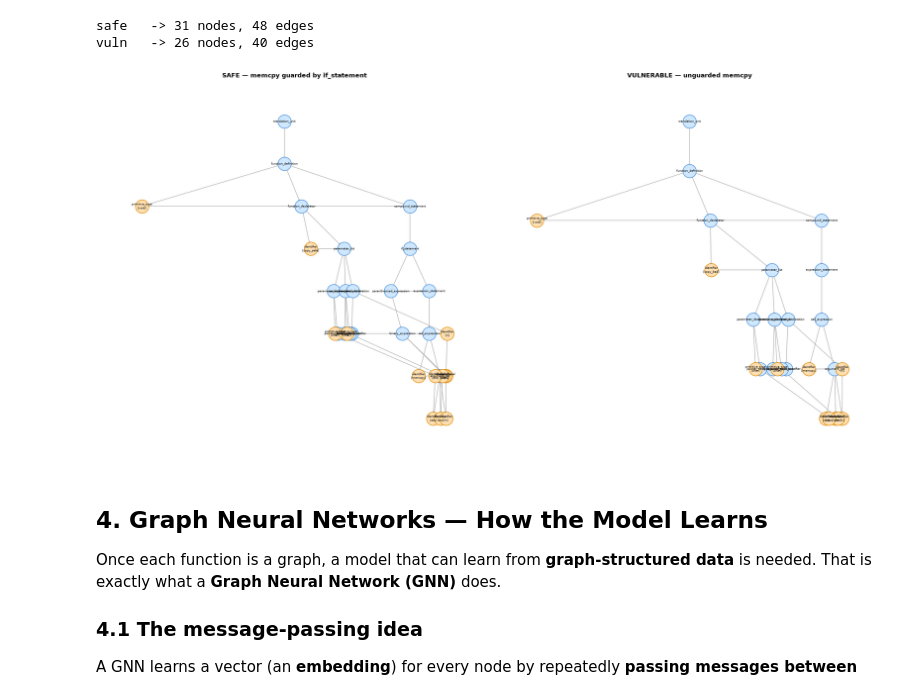
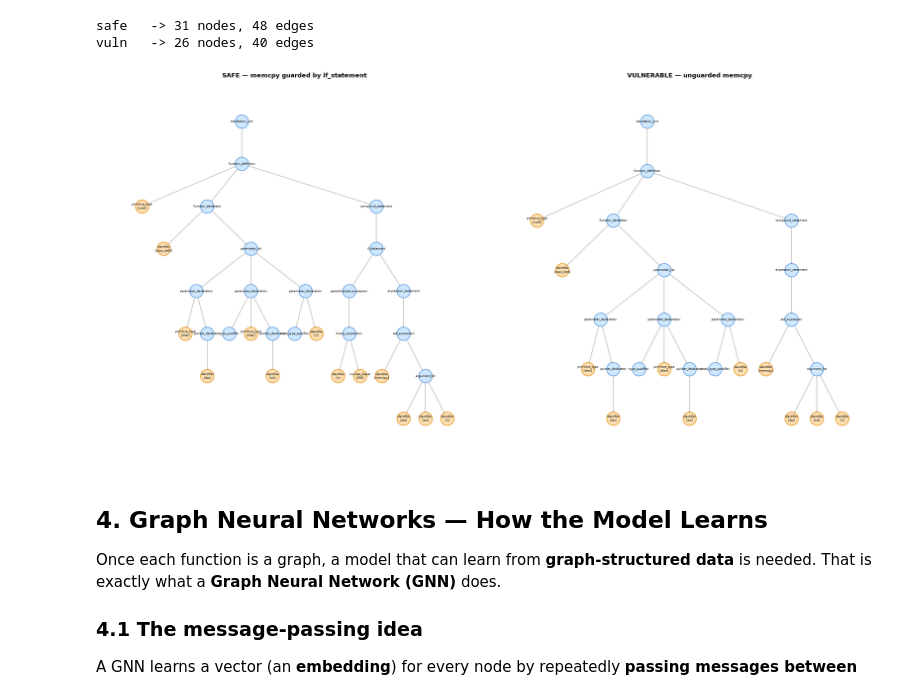
Before and after one commit to ba1chev/Vuln47, a Jupyter notebook: notebooks/00_theoretical.ipynb, the cells around one changed output. Drawn from its saved outputs; the diff is of its cells as text; code cells hidden in the pictures.

Commit message:
Fixed the theoretical notebook's AST plot to lay out nodes from child edges only

```diff
--- a/notebooks/00_theoretical.ipynb
+++ b/notebooks/00_theoretical.ipynb
@@ -156,20 +156,35 @@ print(f"vuln   -> {vuln_graph.num_nodes} nodes, {len(vuln_graph.edges)} edges")
 safe   -> 31 nodes, 48 edges
 vuln   -> 26 nodes, 40 edges
 # %%
+from source.preprocessing.data_preprocessing.data_representation.data_graph_representation.code_graph_config import (
+    AST_CHILD,
+)
+
+
 def _tidy_tree_pos(graph):
-    """Compute non-overlapping tree positions: leaves spread evenly, parents centered over children."""
+    """Compute non-overlapping tree positions from the AST-child edges only.
+
+    The graph also carries next-sibling and use->def edges; feeding those into the
+    layout would make a node look like the child of several parents and collapse the
+    x-coordinates, so the hierarchy is built from AST_CHILD edges alone.
+    """
+    child_edges = [
+        (p, c) for (p, c), t in zip(graph.edges, graph.edge_types) if t == AST_CHILD
+    ]
     g = nx.DiGraph()
     g.add_nodes_from(range(graph.num_nodes))
-    g.add_edges_from(graph.edges)
+    g.add_edges_from(child_edges)
 
     depth = nx.single_source_shortest_path_length(g, 0)
     children = {n: sorted(g.successors(n)) for n in g.nodes}
 
     x = {}
     counter = [0]
+    placed = set()
 
     def assign(node):
-        kids = children[node]
+        placed.add(node)
+        kids = [k for k in children[node] if k not in placed]
         if not kids:                      # leaf: take the next free slot
             x[node] = counter[0]
             counter[0] += 1
@@ -179,42 +194,49 @@ def _tidy_tree_pos(graph):
             x[node] = sum(x[k] for k in kids) / len(kids)   # center over children
 
     assign(0)
-    return {n: (x[n], -depth[n]) for n in g.nodes}
+    for n in g.nodes:                     # nodes not reachable through AST edges
+        if n not in x:
+            x[n] = counter[0]
+            counter[0] += 1
+    return {n: (x[n], -depth.get(n, 0)) for n in g.nodes}
 
 
 def draw_ast(graph, ax, title):
     """Draw a CodeGraph as a hierarchical tree; label each node with its type (and token if present)."""
+    child_edges = [
+        (p, c) for (p, c), t in zip(graph.edges, graph.edge_types) if t == AST_CHILD
+    ]
     g = nx.DiGraph()
     for i, ntype in enumerate(graph.node_types):
         token = graph.node_tokens[i]
         label = f"{ntype}\n[{token}]" if token else ntype
         g.add_node(i, label=label)
-    g.add_edges_from(graph.edges)
+    g.add_edges_from(child_edges)
 
     pos = _tidy_tree_pos(graph)
 
     leaf = [n for n in g.nodes if graph.node_tokens[n]]
     inner = [n for n in g.nodes if not graph.node_tokens[n]]
 
     labels = nx.get_node_attributes(g, "label")
     nx.draw_networkx_edges(g, pos, ax=ax, arrows=True, arrowsize=9, edge_color="#aaa")
     nx.draw_networkx_nodes(g, pos, ax=ax, nodelist=inner, node_color="#cfe8ff",
         edgecolors="#4a90d9", linewidths=1.2, node_size=700)
     nx.draw_networkx_nodes(g, pos, ax=ax, nodelist=leaf, node_color="#ffe0b3",
         edgecolors="#e08a00", linewidths=1.2, node_size=700)
     nx.draw_networkx_labels(g, pos, labels, ax=ax, font_size=6)
     ax.set_title(title, fontsize=12, fontweight="bold")
     ax.margins(0.08)
     ax.axis("off")
 
 
 fig, axes = plt.subplots(1, 2, figsize=(22, 11))
-draw_ast(safe_graph, axes[0], "SAFE \u2014 memcpy guarded by if_statement")
-draw_ast(vuln_graph, axes[1], "VULNERABLE \u2014 unguarded memcpy")
+draw_ast(safe_graph, axes[0], "SAFE — memcpy guarded by if_statement")
+draw_ast(vuln_graph, axes[1], "VULNERABLE — unguarded memcpy")
 plt.tight_layout()
 plt.show()
 # %% [output]
-[figure, old version]
+[figure, new version]
 # %% [markdown]
 ## 4. Graph Neural Networks — How the Model Learns
 
```
